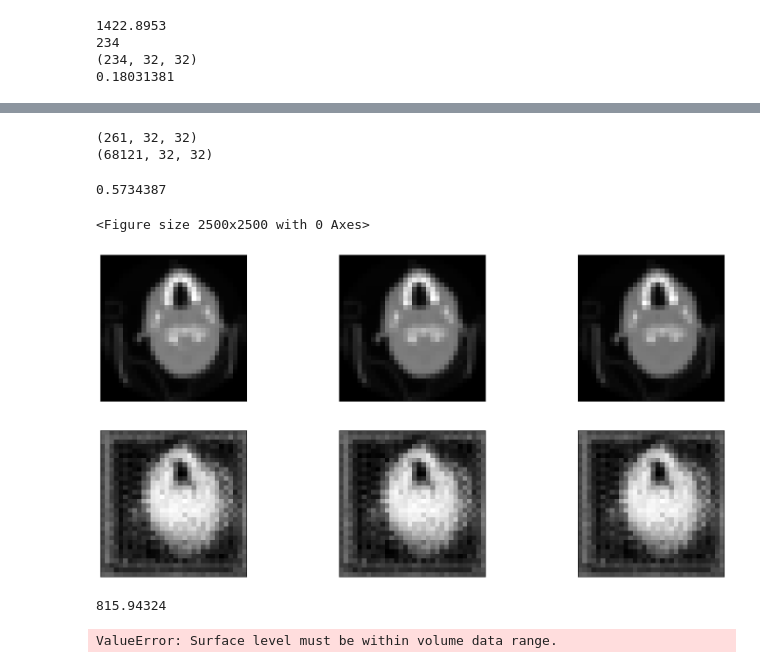
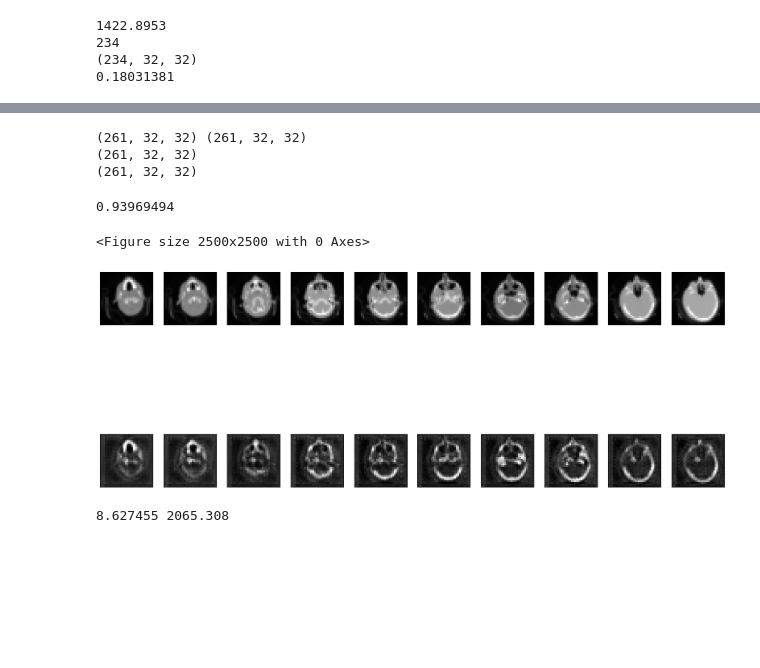
Before and after one commit to Ivan-AI-hub/skull_project, a Jupyter notebook: UnetTry.ipynb, the cells around one changed output, grey strips where cells are left out. Saved outputs shown, nothing was run; the diff lists cells and outputs as text; code cells hidden in the pictures; blank space fills up the shorter version.

```diff
--- a/UnetTry.ipynb
+++ b/UnetTry.ipynb
@@ -30,8 +67,11 @@ x_trn /= max_value
 x_tst /= max_value
 
 showing_ratio = 0.05
-y_trn = np.where(x_trn > showing_ratio, 1.0, 0.0)
-y_trn = np.array(y_trn, np.float32)
+#y_trn = np.where(x_trn > showing_ratio, 1.0, 0.0)
+#y_trn = np.array(y_trn, np.float32)
+color = x_trn[0,int(i_height/1.5),int(i_width/1.5)]
+y_trn = np.array(x_trn)
+x_trn = Add_noise(x_trn, color, i_height*0.3125, input_shape*0.0183)
 
 print(len(x_trn ))
 print(x_trn.shape)
@@ -59,6 +102,7 @@ class conv_block(nn.Module):
     def forward(self, inputs):
         x = self.conv1(inputs)
         x = self.bn1(x)
+        x = self.relu(x)
         x = self.conv2(x)
         x = self.bn2(x)
         x = self.relu(x)
@@ -91,13 +135,15 @@ class offset_block(nn.Module):
         self.max_pool = nn.MaxPool2d(kernel_size=2,)
         self.dropout = nn.Dropout(p=0.2)
         self.flatten = nn.Flatten()
-        self.fully_connected = nn.Linear(512, input_shape)
+        self.fully_connected1 = nn.Linear(1024, input_shape)
+        self.fully_connected2 = nn.Linear(input_shape, input_shape)
         self.sigmoid = nn.Sigmoid()
     def forward(self, inputs):
         x = self.max_pool(inputs)
         x = self.dropout(x)
         x = self.flatten(x)
-        x = self.fully_connected(x)
+        x = self.fully_connected1(x)
+        x = self.fully_connected2(x)
         x = self.sigmoid(x)
         return x
 # %%
@@ -203,3 +267,13 @@ test_loader = torch.utils.data.DataLoader(
+# %%
+tensor_x = torch.Tensor(x_trn) # transform to torch tensor
+tensor_y = torch.Tensor(y_trn)
+
+my_dataset = TensorDataset(tensor_x,tensor_y) # create your datset
+my_dataloader = DataLoader(my_dataset) # create your dataloader
+
+train_loader = DataLoader(
+    my_dataset, batch_size=64, shuffle=True
+)
 # %%
 model = train(1000, model, criterion, optimizer, train_loader, 0.003)
 # %% [output]
@@ -228,38 +298,44 @@ with torch.no_grad():
     batch_features = torch.asarray(x_tst)
     test_examples = np.array(x_tst)
     batch_features = batch_features.view(-1, 1, i_height, i_width).to(device)
-    reconstruction = np.array(model(batch_features)).reshape(-1, i_height, i_width)
+    off, outputs = model(batch_features)
+    off = np.array(off).reshape(-1, i_height, i_width)
+    outputs = np.array(outputs).reshape(-1, i_height, i_width)
+    print(off.shape, outputs.shape)
+    reconstruction = np.array(off+outputs)
 
 print(test_examples.shape)
 print(reconstruction.shape)
 # %% [output]
+(261, 32, 32) (261, 32, 32)
 (261, 32, 32)
-(68121, 32, 32)
+(261, 32, 32)
 # %%
 plt.figure(figsize=(25,25))
 print(np.max(np.array(reconstruction)))
 with torch.no_grad():
-    number = 3
+    number = 100
+    step = 10
     plt.figure(figsize=(20, 20))
-    for index in range(number):
+    for index in range(0,number,step):
         # display original
-        ax = plt.subplot(4, number, index + 1)
+        ax = plt.subplot(4, int(number/step), int(index/step)+ 1)
         plt.imshow(test_examples[index])
         plt.gray()
         ax.get_xaxis().set_visible(False)
         ax.get_yaxis().set_visible(False)
 
         # display reconstruction
-        ax = plt.subplot(4, number, index + 1 + number)
+        ax = plt.subplot(4, int(number/step), int(index/step) + 1 + int(number/step))
         plt.imshow(reconstruction[index])
         plt.gray()
         ax.get_xaxis().set_visible(False)
         ax.get_yaxis().set_visible(False)
     plt.show()
 # %% [output]
-0.5734387
+0.93969494
 <Figure size 2500x2500 with 0 Axes>
-[figure, old version]
+[figure, new version]
 # %%
 test_examples = test_examples * max_value
 reconstruction = reconstruction * max_value
@@ -266,10 +346,6 @@ reconstruction = reconstruction * max_value
 # %%
-print(reconstruction.max())
-show_ratio = 0
-v, f = make_mesh(test_examples, show_ratio,1)
-plt_3d(v, f, 'test_examples.stl')
-v, f = make_mesh(reconstruction, show_ratio,1)
+print(reconstruction.min(),reconstruction.max())
+v, f = make_mesh(reconstruction, 100)
 plt_3d(v, f, 'reconstraction.stl')
 # %% [output]
-815.94324
+8.627455 2065.308
-ValueError: Surface level must be within volume data range.
```
Also changed, not shown: parts of 10 cells of this notebook, 2 other files.
